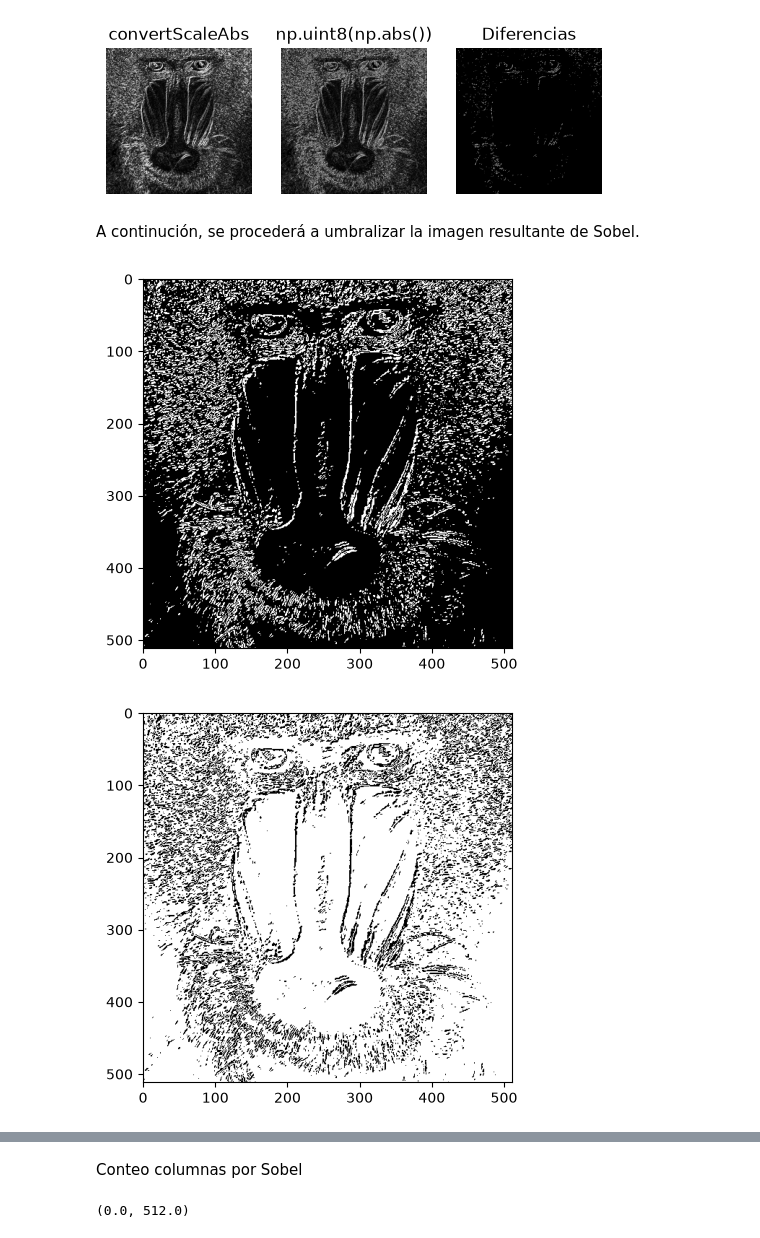
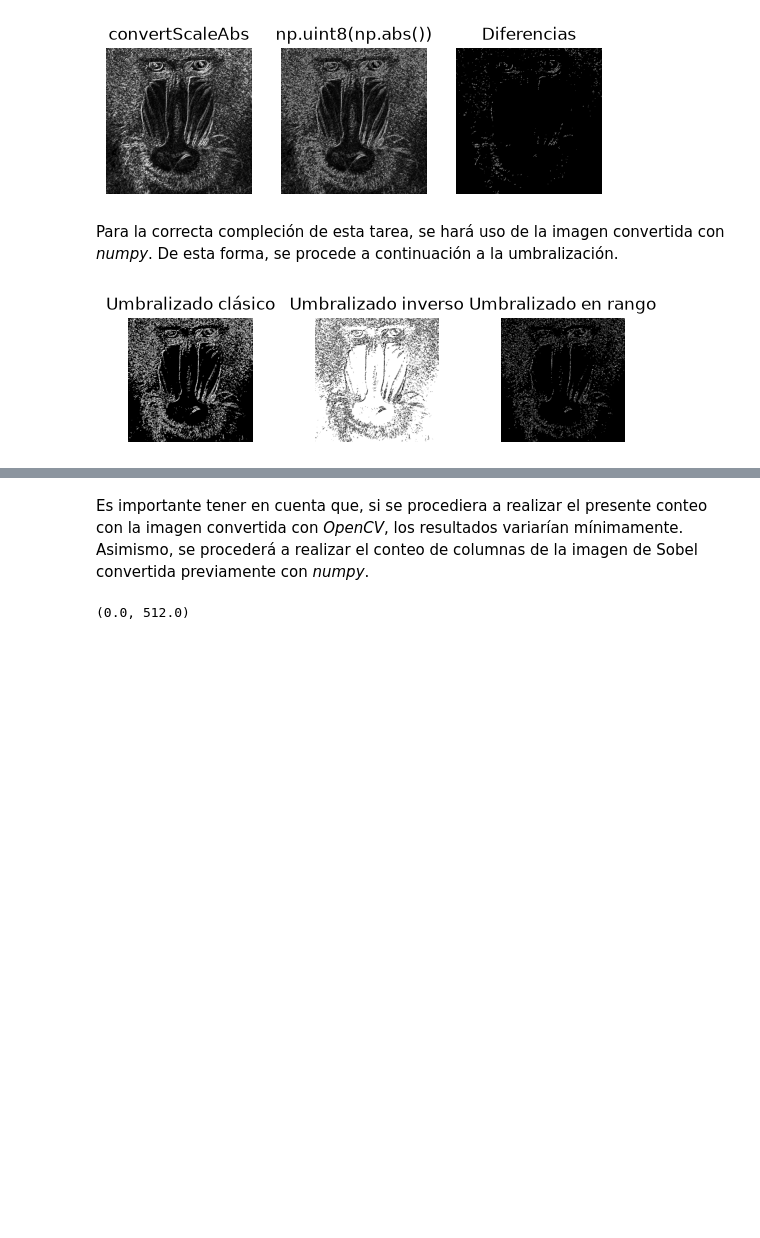
Before and after one commit to Neestoor13/Practicas_VC_2026-2027, a Jupyter notebook: P2/main.ipynb, the cells around one changed output, grey strips where cells are left out. Saved outputs shown, nothing was run; the diff lists cells and outputs as text; code cells hidden in the pictures; blank space fills up the shorter version.

```diff
--- a/P2/main.ipynb
+++ b/P2/main.ipynb
@@ -201,28 +177,38 @@ Tipo de datos, valor mínimo y máximo en sobel: float64, -594.0, 570.0
 Tipo de datos, valor mínimo y máximo en sobel8: uint8, 0, 255
 Tipo de datos, valor mínimo y máximo en sobel8np: uint8, 0, 254
 [figure]
-# %% [markdown]
-A continución, se procederá a umbralizar la imagen resultante de Sobel.
+# %% [markdown]
+Para la correcta compleción de esta tarea, se hará uso de la imagen convertida con _numpy_. De esta forma, se procede a continuación a la umbralización.
 # %%
 #Define valor umbral
 valorUmbral = 100 #Prueba otros valores
 #Obtiene imagen umbralizada para dicho valor definido
 _, sobelUmbralizado = cv2.threshold(sobel8np, valorUmbral, 255, cv2.THRESH_BINARY)
-#Muestra resultado
-plt.imshow(sobelUmbralizado, cmap='gray')
-plt.show()
 
 #El umbralizado inverso, los valores menores que el umbral se muestran en blanco
 _, sobelUmbralizadoInverso = cv2.threshold(sobel8np, valorUmbral, 255, cv2.THRESH_BINARY_INV)
-#Muestra resultado
-plt.imshow(sobelUmbralizadoInverso, cmap='gray')
-plt.show()
 
 #Valores en rango determinado por dos umbrales
 imagenEnRango = cv2.inRange(sobel8np, 150, 200)
-#Muestra resultado
+
+plt.figure()
+plt.subplot(1, 3, 1)
+plt.axis("off")
+plt.title('Umbralizado clásico')
+plt.imshow(sobelUmbralizado, cmap='gray')
+
+plt.subplot(1, 3, 2)
+plt.axis("off")
+plt.title('Umbralizado inverso')
+plt.imshow(sobelUmbralizadoInverso, cmap='gray')
+
+plt.subplot(1, 3, 3)
+plt.axis("off")
+plt.title('Umbralizado en rango')
 plt.imshow(imagenEnRango, cmap='gray')
+
+plt.subplots_adjust(wspace=0.5)
+
 plt.show()
 # %% [output]
-[figure, old version]
+[figure, new version]
-[figure, removed]
@@ -230,3 +215,3 @@ plt.show()
 # %% [markdown]
-Conteo columnas por Sobel
+Es importante tener en cuenta que, si se procediera a realizar el presente conteo con la imagen convertida con _OpenCV_, los resultados variarían mínimamente. Asimismo, se procederá a realizar el conteo de columnas de la imagen de Sobel convertida previamente con _numpy_.
 # %%
```
Also changed, not shown: parts of 10 cells of this notebook.
